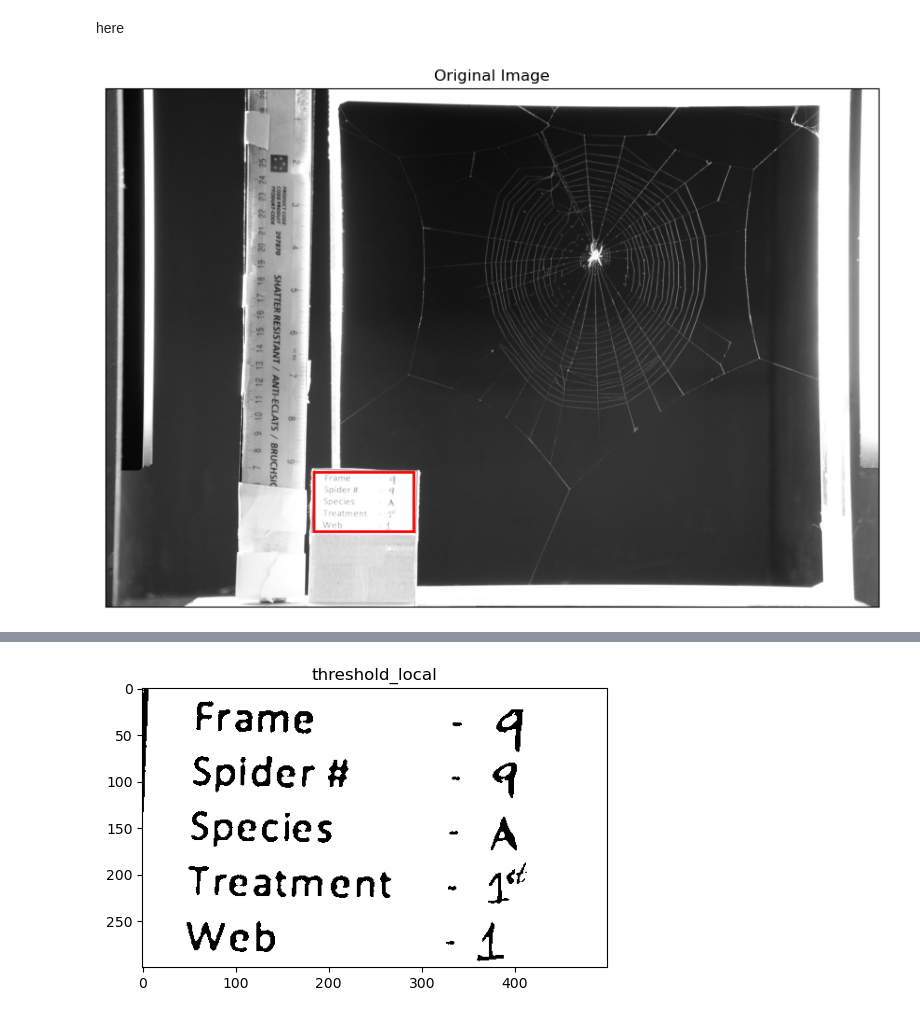
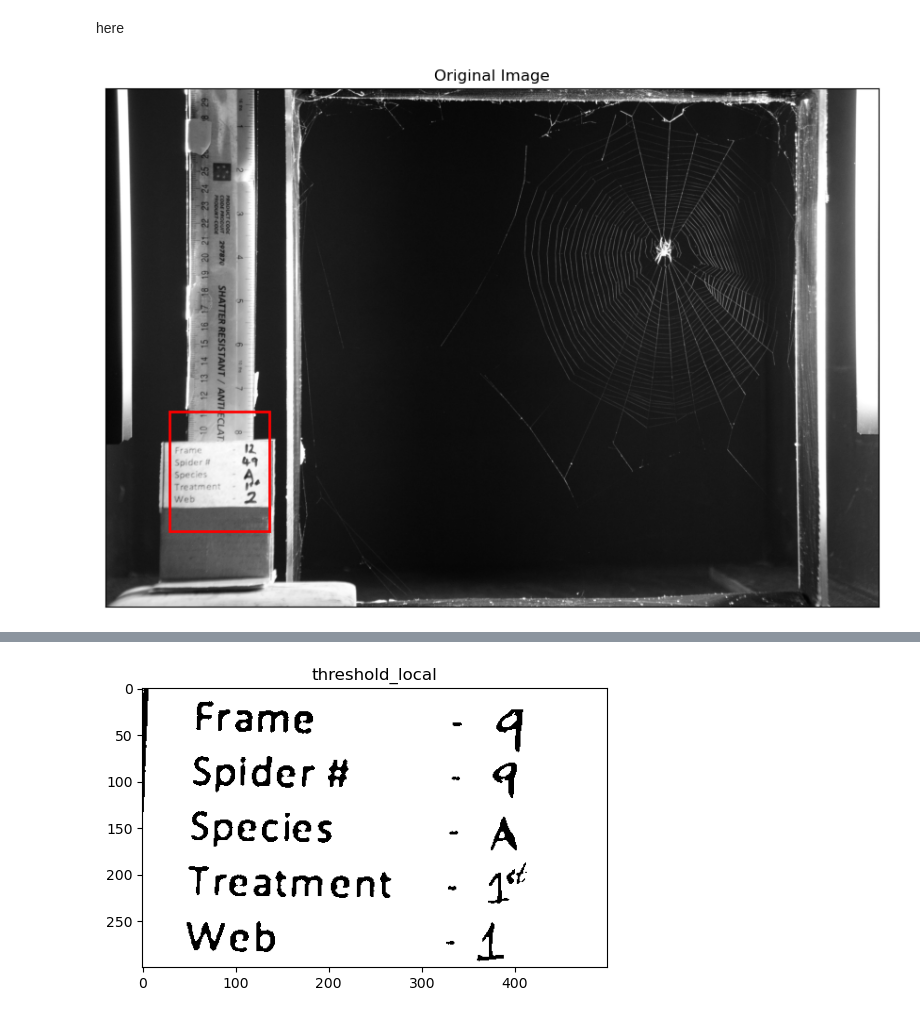
Before and after one commit to QuantumSkull5/SpiderImageReading, a Jupyter notebook: TargetingText.ipynb, the cells around one changed output, grey strips where cells are left out. Drawn from its saved outputs; the diff is of its cells as text; code cells hidden in the pictures.

```diff
--- a/TargetingText.ipynb
+++ b/TargetingText.ipynb
@@ -155,7 +150,7 @@ device = "cuda" if torch.cuda.is_available() else "cpu"
 my_mito_model.to(device)
 
 # Path to your new image
-image_path = r"C:\Files\Araneus diadematus\Missing leg study\Missing leg treatment\9 - 1.jpg"
+image_path = r"C:\Files\Araneus diadematus\Missing leg study\Missing leg treatment\49 - 2.JPG"
 # Load and preprocess the image
 def load_and_preprocess(image_path):
     # Read as grayscale but convert to RGB-like format for SAM
@@ -172,43 +167,43 @@ def load_and_preprocess(image_path):
 # Load your image
 test_image, original_grayscale = load_and_preprocess(image_path)
 #function to find the coordinates of the box- restricted to the bottom left quadrant of the screen
-def auto_detect_prompt(gray_image, box_width=500, box_height=600, step=40):
+def auto_detect_prompt(gray_image, box_width=500, box_height=600, step=20):
     height, width = gray_image.shape
-    max_score = -1
+    best_score = float('inf')  # Lower is better: dark-on-bright
     best_box = None
 
-    # Search lower-left quadrant
-    x_start = 0
-    x_end = width // 2 - box_width
-    y_start = height // 2
-    y_end = height - box_height
+    # Search bottom-left quadrant
+    x_max = max(0, width // 2 - box_width)
+    y_max = max(0, height - box_height)
 
-    for y in range(y_start, y_end, step):
-        for x in range(x_start, x_end, step):
-            patch = gray_image[y:y+box_height, x:x+box_width]
+    for y in range(height // 2, y_max, step):
+        for x in range(0, x_max, step):
+            patch = gray_image[y:y + box_height, x:x + box_width]
             if patch.shape[0] != box_height or patch.shape[1] != box_width:
                 continue
 
-            # Split into top and bottom halves
-            top = patch[:box_height // 2, :]
-            bottom = patch[box_height // 2:, :]
+            # Focus on middle horizontal band (to ignore border noise)
+            band = patch[box_height // 4: 3 * box_height // 4, :]
 
-            mean_top = np.mean(top)
-            mean_bottom = np.mean(bottom)
-            score = abs(mean_top - mean_bottom)
+            # Bright background? (we want high average)
+            bg_mean = np.mean(band)
 
-            if score > max_score:
-                max_score = score
+            # Detect dark text by thresholding
+            _, binary = cv2.threshold(band, 0, 255, cv2.THRESH_BINARY + cv2.THRESH_OTSU)
+            text_score = np.mean(binary == 0)  # fraction of black pixels
+
+            # Invert score: we want high brightness and some dark text
+            score = -bg_mean + (text_score * 100)
+
+            if score < best_score:
+                best_score = score
                 best_box = [x, y, x + box_width, y + box_height]
 
     if best_box:
-        x1, y1, x2, y2 = best_box
-        # Keep only the light half (bottom)
-        mid_y = y1 + (y2 - y1) // 2
-        return [x1, mid_y, x2, y2]
+        return best_box
     else:
-        # Fallback to a reasonable guess (bottom-left)
-        cx = int
+        return [0, height // 2, box_width, height]
+
 prompt = auto_detect_prompt(original_grayscale)
 
 # Prepare inputs for SAM model
@@ -220,33 +215,33 @@ inputs = processor(
 
 # Run inference
 my_mito_model.eval()
 with torch.no_grad():
     outputs = my_mito_model(**inputs, multimask_output=False)
 
 # Process outputs
 medsam_seg_prob = torch.sigmoid(outputs.pred_masks.squeeze(1))
 medsam_seg = (medsam_seg_prob > 0.5).float().cpu().numpy().squeeze()
 medsam_seg_prob = medsam_seg_prob.detach().cpu().numpy().squeeze()
 
 # Visualization with bounding box overlay
 fig, axes = plt.subplots(1, 1, figsize=(18, 6))
 
 # Original Image
 axes.imshow(original_grayscale, cmap='gray')
 axes.set_title("Original Image")
 axes.add_patch(plt.Rectangle((prompt[0], prompt[1]),
                               prompt[2]-prompt[0],
                               prompt[3]-prompt[1],
                               fill=False, edgecolor='red', linewidth=2))
 
 # Formatting
 
 axes.set_xticks([])
 axes.set_yticks([])
 
 plt.tight_layout()
 plt.show()
 # %% [output]
-[figure, old version]
+[figure, new version]
 # %%
 #Displays the cropped box
```
Also changed, not shown: parts of 20 cells of this notebook, 1 other file.
